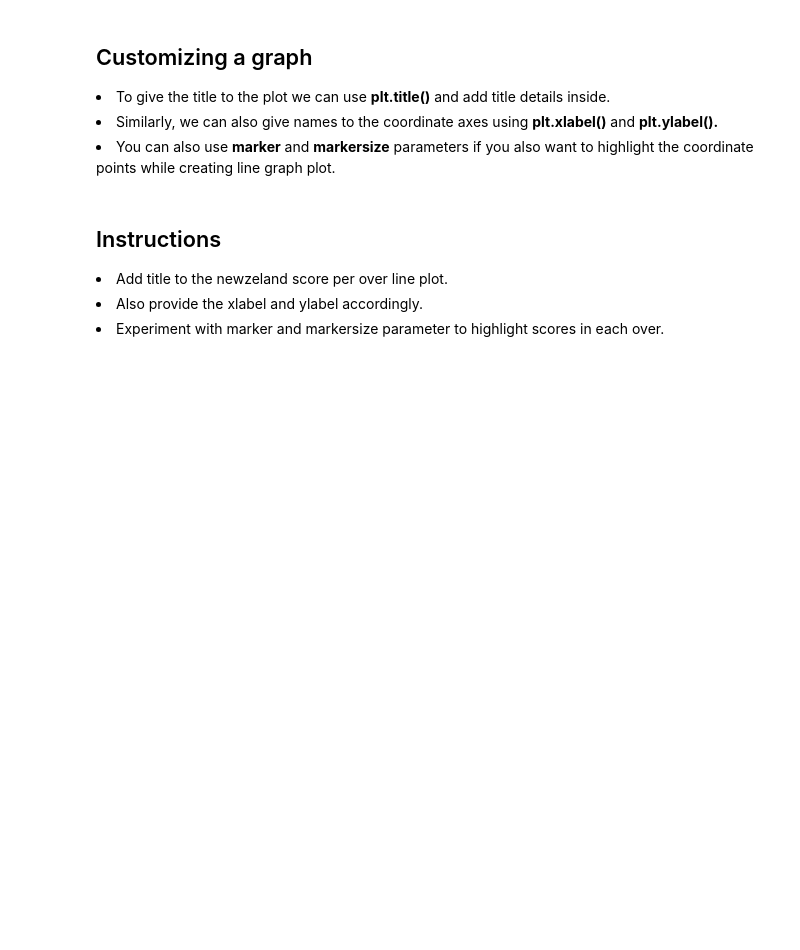
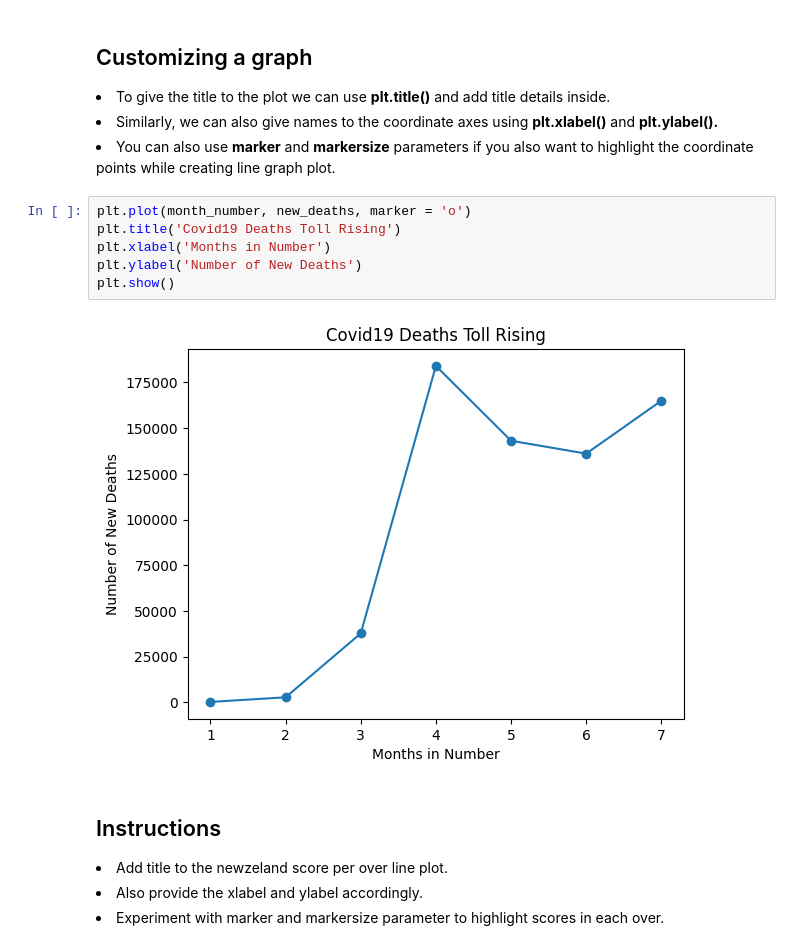
Before and after one commit to prabhat-123/Python_For_Data_Science, a Jupyter notebook: data_visualization.ipynb, the cells around one changed output. Saved outputs shown, nothing was run; the diff lists cells and outputs as text; blank space fills up the shorter version.

```diff
--- a/data_visualization.ipynb
+++ b/data_visualization.ipynb
@@ -109,6 +155,14 @@ new_deaths = [213, 2729, 37718, 184064, 143119, 136073, 165003]
 <li>To give the title to the plot we can use <b>plt.title()</b> and add title details inside.</li>
 <li>Similarly, we can also give names to the coordinate axes using <b>plt.xlabel()</b> and <b>plt.ylabel().</b></li>
 <li>You can also use <b>marker</b> and <b>markersize</b> parameters if you also want to highlight the coordinate points while creating line graph plot.</li>
+# %%
+plt.plot(month_number, new_deaths, marker = 'o')
+plt.title('Covid19 Deaths Toll Rising')
+plt.xlabel('Months in Number')
+plt.ylabel('Number of New Deaths')
+plt.show()
+# %% [output]
+[figure, added]
 # %% [markdown]
 ## Instructions
 <li>Add title to the newzeland score per over line plot.</li>
```
Also changed, not shown: parts of 38 cells of this notebook, 8 other files.
